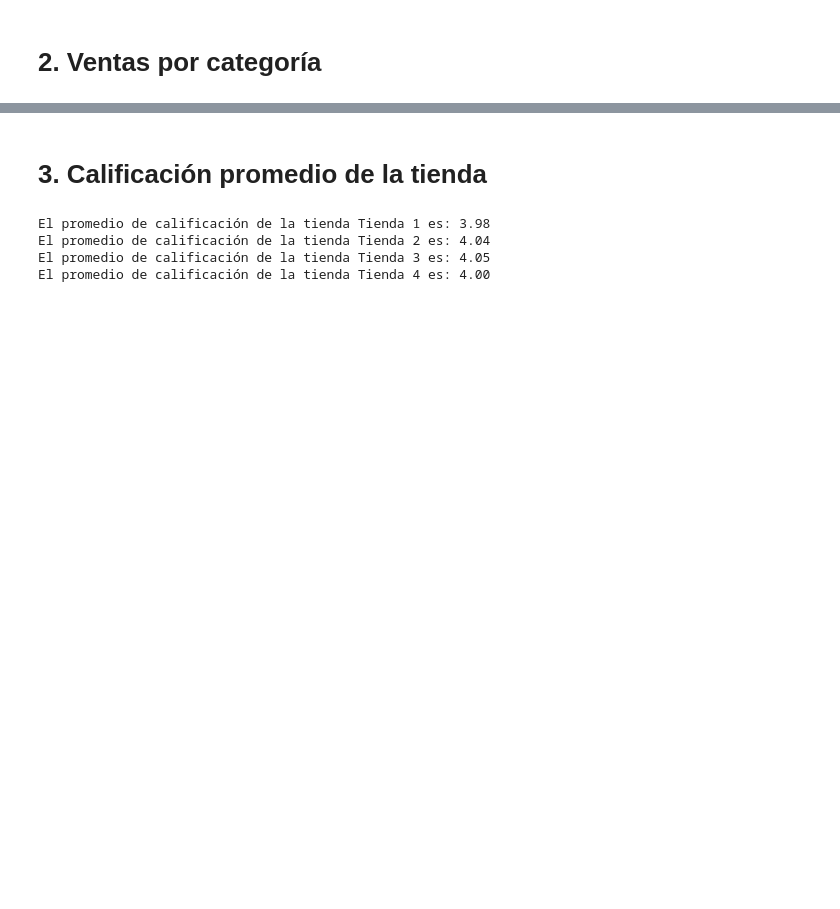
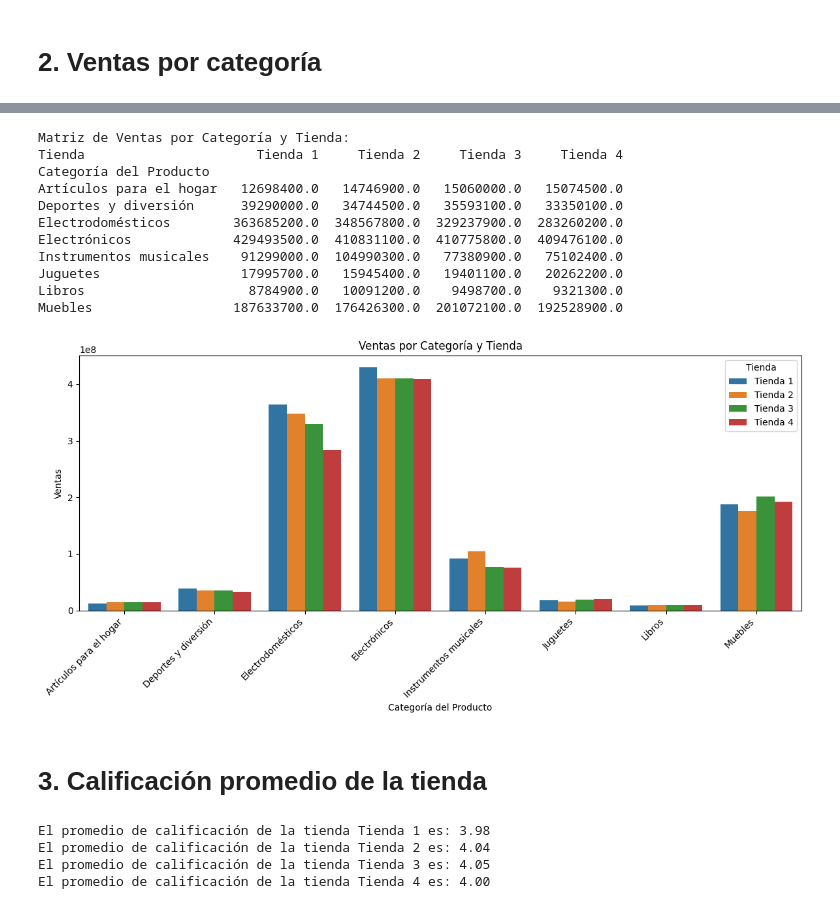
Before and after one commit to Maucho6340/challenge1-data-science-latam, a Jupyter notebook: AluraStoreLatam.ipynb, the cells around one changed output, grey strips where cells are left out. Saved outputs shown, nothing was run; the diff lists cells and outputs as text; code cells hidden in the pictures; blank space fills up the shorter version.

```diff
--- a/AluraStoreLatam.ipynb
+++ b/AluraStoreLatam.ipynb
@@ -89,17 +96,2 @@ La facturación total de todas las tiendas es: 4,403,619,200.00
 # %% [markdown]
 # 2. Ventas por categoría
-# %%
-
-# Función para calcular las ventas por categoría de una tienda
-def calcular_ventas_por_categoria(tienda_df, nombre_tienda):
-
-    ventas_por_categoria = tienda_df.groupby('Categoría del Producto')['Precio'].sum()
-    print(f"\nVentas por categoría en {nombre_tienda}:")
-    print(ventas_por_categoria.to_string())  # Imprime la serie formateada
-    return ventas_por_categoria
-
-# Calcular las ventas por categoría para cada tienda
-ventas_categoria_tienda1 = calcular_ventas_por_categoria(tienda1, "Tienda 1")
-ventas_categoria_tienda2 = calcular_ventas_por_categoria(tienda2, "Tienda 2")
-ventas_categoria_tienda3 = calcular_ventas_por_categoria(tienda3, "Tienda 3")
-ventas_categoria_tienda4 = calcular_ventas_por_categoria(tienda4, "Tienda 4")
@@ -124,3 +98,68 @@ Muebles                    192528900.0
+# %%
+import pandas as pd
+
+# Cargar los datos de las tiendas desde las URLs
+url_tienda1 = "https://raw.githubusercontent.com/alura-es-cursos/challenge1-data-science-latam/refs/heads/main/base-de-datos-challenge1-latam/tienda_1%20.csv"
+url_tienda2 = "https://raw.githubusercontent.com/alura-es-cursos/challenge1-data-science-latam/refs/heads/main/base-de-datos-challenge1-latam/tienda_2.csv"
+url_tienda3 = "https://raw.githubusercontent.com/alura-es-cursos/challenge1-data-science-latam/refs/heads/main/base-de-datos-challenge1-latam/tienda_3.csv"
+url_tienda4 = "https://raw.githubusercontent.com/alura-es-cursos/challenge1-data-science-latam/refs/heads/main/base-de-datos-challenge1-latam/tienda_4.csv"
+
+# Leer archivos CSV y convertirlos en DataFrames
+try:
+    tienda1 = pd.read_csv(url_tienda1)
+    tienda2 = pd.read_csv(url_tienda2)
+    tienda3 = pd.read_csv(url_tienda3)
+    tienda4 = pd.read_csv(url_tienda4)
+except Exception as e:
+    print(f"Error al leer los archivos CSV: {e}")
+    # Decidir cómo manejar el error (por ejemplo, salir del programa)
+    exit()
+
+# Función para calcular las ventas por categoría de una tienda
+def calcular_ventas_por_categoria(tienda_df, nombre_tienda):
+
+    ventas_por_categoria = tienda_df.groupby('Categoría del Producto')['Precio'].sum().reset_index()
+    ventas_por_categoria['Tienda'] = nombre_tienda  # Añadir la columna 'Tienda'
+    return ventas_por_categoria
+
+# Calcular las ventas por categoría para cada tienda
+ventas_categoria_tienda1 = calcular_ventas_por_categoria(tienda1, "Tienda 1")
+ventas_categoria_tienda2 = calcular_ventas_por_categoria(tienda2, "Tienda 2")
+ventas_categoria_tienda3 = calcular_ventas_por_categoria(tienda3, "Tienda 3")
+ventas_categoria_tienda4 = calcular_ventas_por_categoria(tienda4, "Tienda 4")
+
+# Concatenar los DataFrames de ventas por categoría de todas las tiendas
+ventas_por_categoria_todas = pd.concat([ventas_categoria_tienda1, ventas_categoria_tienda2, ventas_categoria_tienda3, ventas_categoria_tienda4])
+
+# Crear la matriz (pivot table)
+matriz_ventas = ventas_por_categoria_todas.pivot(index='Categoría del Producto', columns='Tienda', values='Precio')
+
+# Imprimir la matriz
+print("\nMatriz de Ventas por Categoría y Tienda:")
+print(matriz_ventas)
+
+# Crear el gráfico de barras
+plt.figure(figsize=(12, 6))
+sns.barplot(x='Categoría del Producto', y='Precio', hue='Tienda', data=ventas_por_categoria_todas)
+plt.title('Ventas por Categoría y Tienda')
+plt.xlabel('Categoría del Producto')
+plt.ylabel('Ventas')
+plt.xticks(rotation=45, ha='right')
+plt.tight_layout()
+plt.show()
+# %% [output]
+Matriz de Ventas por Categoría y Tienda:
+Tienda                      Tienda 1     Tienda 2     Tienda 3     Tienda 4
+Categoría del Producto
+Artículos para el hogar   12698400.0   14746900.0   15060000.0   15074500.0
+Deportes y diversión      39290000.0   34744500.0   35593100.0   33350100.0
+Electrodomésticos        363685200.0  348567800.0  329237900.0  283260200.0
+Electrónicos             429493500.0  410831100.0  410775800.0  409476100.0
+Instrumentos musicales    91299000.0  104990300.0   77380900.0   75102400.0
+Juguetes                  17995700.0   15945400.0   19401100.0   20262200.0
+Libros                     8784900.0   10091200.0    9498700.0    9321300.0
+Muebles                  187633700.0  176426300.0  201072100.0  192528900.0
+[figure, added]
 # %% [markdown]
 # 3. Calificación promedio de la tienda
 # %%
```
Also changed, not shown: parts of 19 cells of this notebook.
